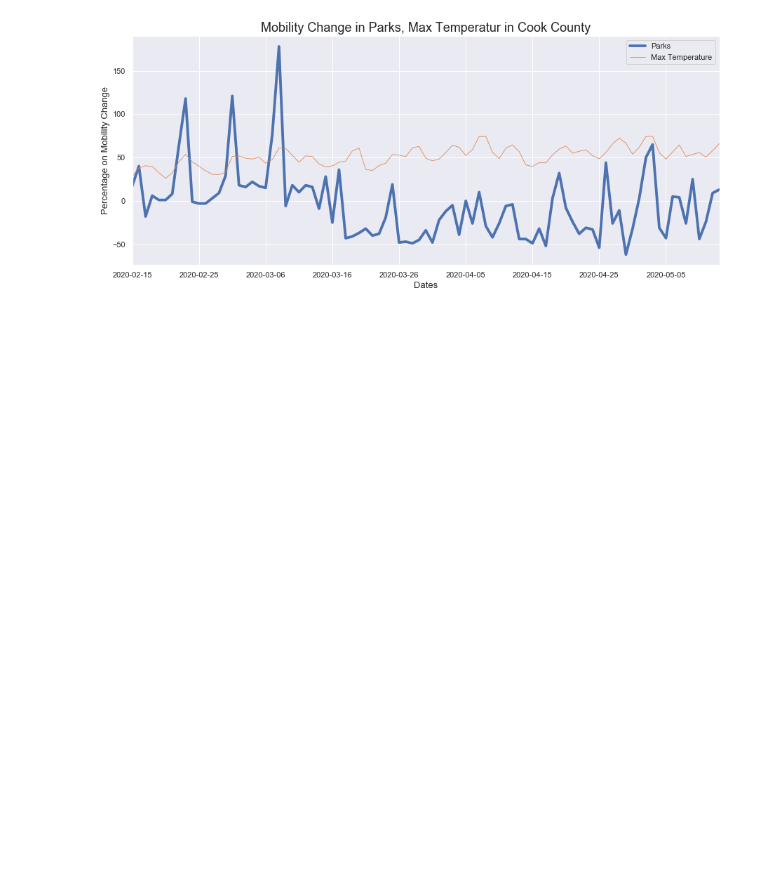
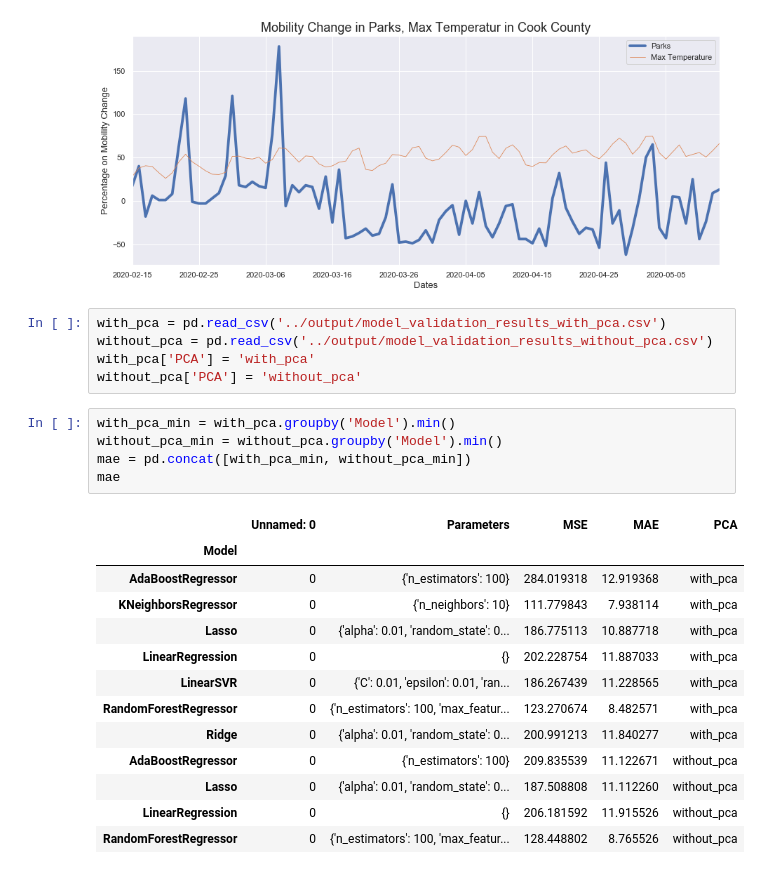
Before and after one commit to LittleAhn/covid19-ml-project, a Jupyter notebook: scripts/building_graphs.ipynb, the cells around one changed output. Saved outputs shown, nothing was run; the diff lists cells and outputs as text; blank space fills up the shorter version.

```diff
--- a/scripts/building_graphs.ipynb
+++ b/scripts/building_graphs.ipynb
@@ -188,3 +188,27 @@ plt.title('Mobility Change in Parks, Max Temperatur in Cook County', fontsize=18
 # %% [output]
 Text(0.5,1,'Mobility Change in Parks, Max Temperatur in Cook County')
 [figure]
+# %%
+with_pca = pd.read_csv('../output/model_validation_results_with_pca.csv')
+without_pca = pd.read_csv('../output/model_validation_results_without_pca.csv')
+with_pca['PCA'] = 'with_pca'
+without_pca['PCA'] = 'without_pca'
+# %%
+with_pca_min = with_pca.groupby('Model').min()
+without_pca_min = without_pca.groupby('Model').min()
+mae = pd.concat([with_pca_min, without_pca_min])
+mae
+# %% [output]
+|  | Unnamed: 0 | Parameters | MSE | MAE | PCA |
+| Model |  |  |  |  |  |
+| AdaBoostRegressor | 0 | {'n_estimators': 100} | 284.019318 | 12.919368 | with_pca |
+| KNeighborsRegressor | 0 | {'n_neighbors': 10} | 111.779843 | 7.938114 | with_pca |
+| Lasso | 0 | {'alpha': 0.01, 'random_state': 0... | 186.775113 | 10.887718 | with_pca |
+| LinearRegression | 0 | {} | 202.228754 | 11.887033 | with_pca |
+| LinearSVR | 0 | {'C': 0.01, 'epsilon': 0.01, 'ran... | 186.267439 | 11.228565 | with_pca |
+| RandomForestRegressor | 0 | {'n_estimators': 100, 'max_featur... | 123.270674 | 8.482571 | with_pca |
+| Ridge | 0 | {'alpha': 0.01, 'random_state': 0... | 200.991213 | 11.840277 | with_pca |
+| AdaBoostRegressor | 0 | {'n_estimators': 100} | 209.835539 | 11.122671 | without_pca |
+| Lasso | 0 | {'alpha': 0.01, 'random_state': 0... | 187.508808 | 11.112260 | without_pca |
+| LinearRegression | 0 | {} | 206.181592 | 11.915526 | without_pca |
+| RandomForestRegressor | 0 | {'n_estimators': 100, 'max_featur... | 128.448802 | 8.765526 | without_pca |
```
Also changed, not shown: parts of 1 cell of this notebook, 1 other file.
